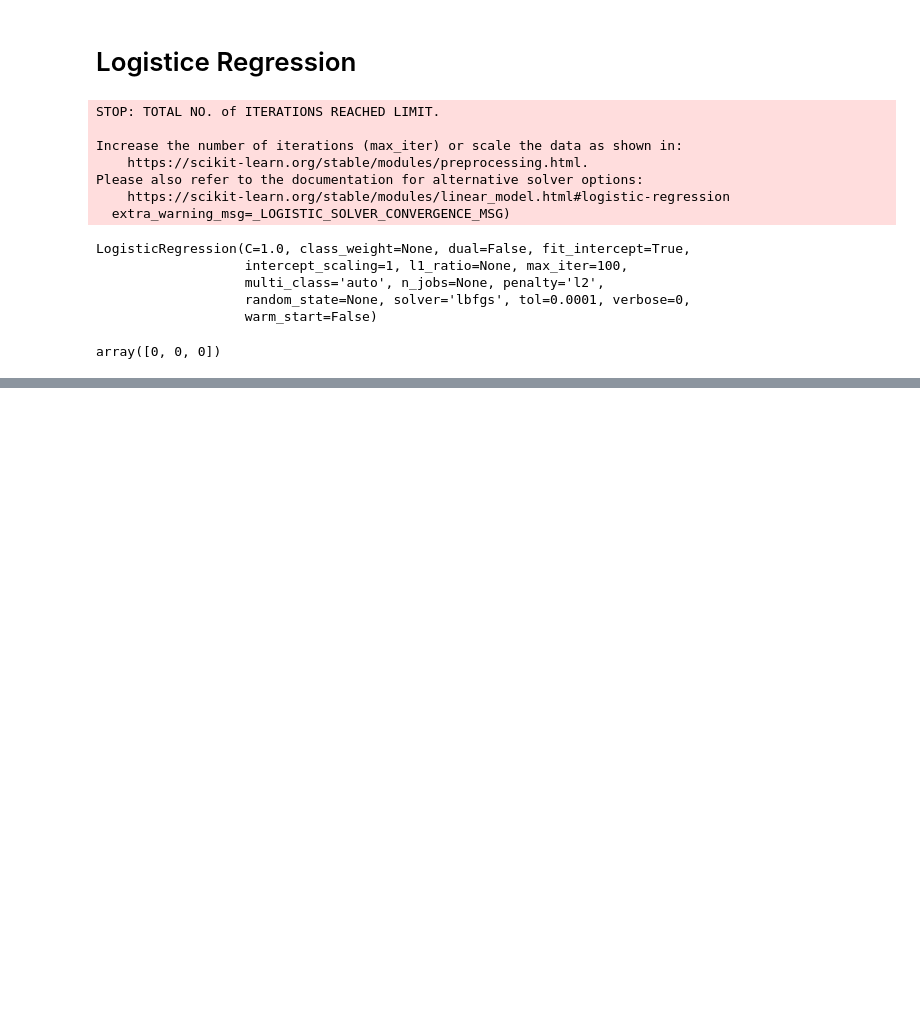
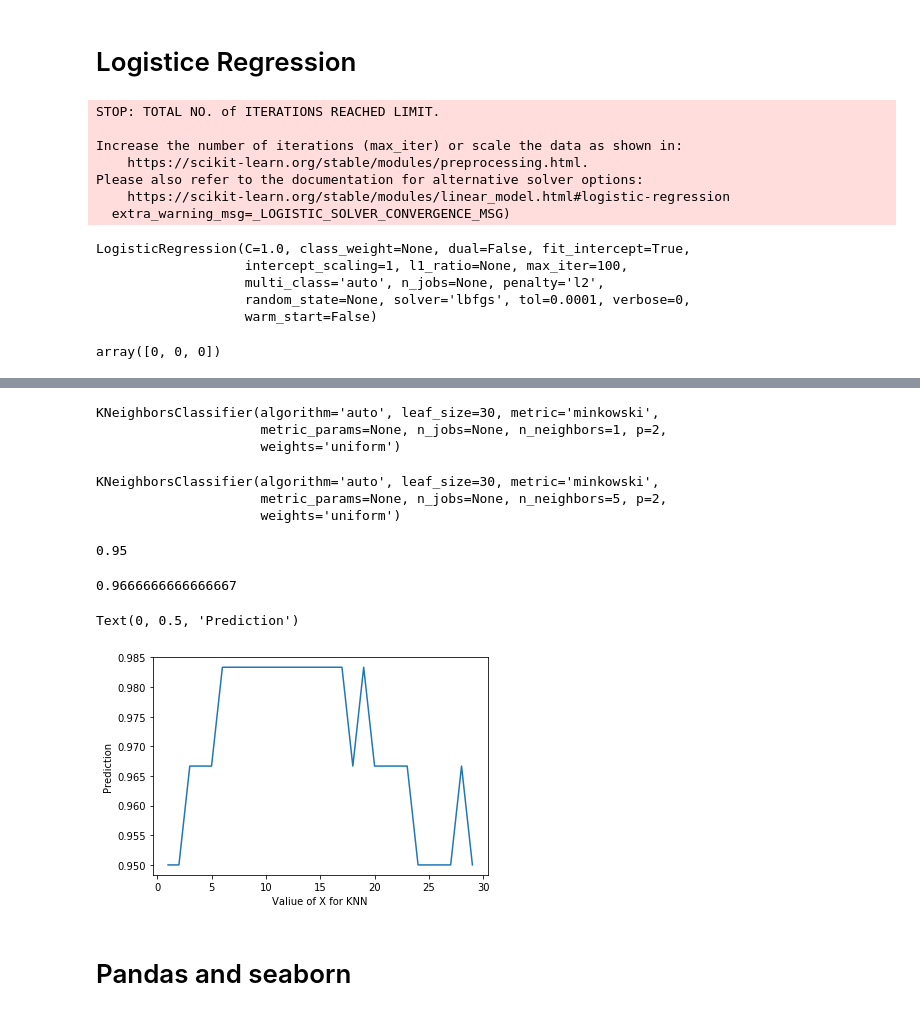
Before and after one commit to Alferdize/Machine-Learning-in-Python, a Jupyter notebook: path_of_ML/Scikit-learn/Untitled.ipynb, the cells around one changed output, grey strips where cells are left out. Drawn from its saved outputs; the diff is of its cells as text; code cells hidden in the pictures; blank space fills up the shorter version.

```diff
--- a/path_of_ML/Scikit-learn/Untitled.ipynb
+++ b/path_of_ML/Scikit-learn/Untitled.ipynb
@@ -147,0 +223,14 @@ array([0, 0, 0])
+# %%
+knn.fit(X_trian,Y_train)
+# %% [output]
+KNeighborsClassifier(algorithm='auto', leaf_size=30, metric='minkowski',
+                     metric_params=None, n_jobs=None, n_neighbors=1, p=2,
+                     weights='uniform')
+# %%
+knn5.fit(X_trian,Y_train)
+# %% [output]
+KNeighborsClassifier(algorithm='auto', leaf_size=30, metric='minkowski',
+                     metric_params=None, n_jobs=None, n_neighbors=5, p=2,
+                     weights='uniform')
+# %%
+knn_pred = knn.predict(X_test)
@@ -147,0 +239,16 @@ array([0, 0, 0])
+# %%
+print(metrics.accuracy_score(Y_test, knn_pred)) # logistic
+# %% [output]
+0.95
+# %%
+print(metrics.accuracy_score(Y_test, knn5_pred)) # logistic
+# %% [output]
+0.9666666666666667
+# %%
+k_range = range(1,30)
+scores = []
+for k in k_range:
+    knn = KNeighborsClassifier(n_neighbors=k)
+    knn.fit(X_trian,Y_train)
+    knn_pred = knn.predict(X_test)
+    scores.append(metrics.accuracy_score(Y_test, knn_pred))
@@ -147,0 +259,9 @@ array([0, 0, 0])
+# %%
+plt.plot(k_range, scores)
+plt.xlabel("Valiue of X for KNN")
+plt.ylabel("Prediction")
+# %% [output]
+Text(0, 0.5, 'Prediction')
+[figure, added]
+# %% [markdown]
+# Pandas and seaborn
```
Also changed, not shown: parts of 26 cells of this notebook.
